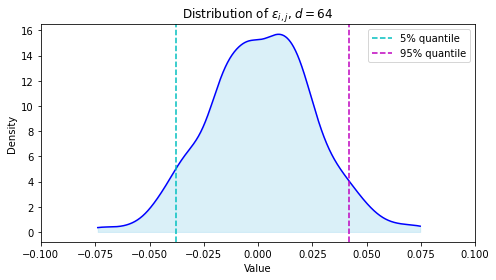
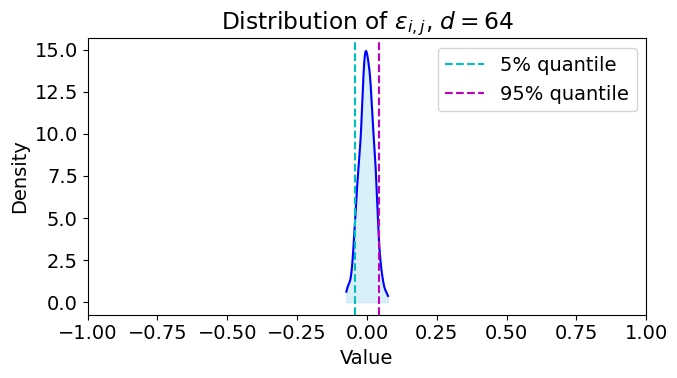
The change to this notebook cell's code, shown as a diff; its figure went from the first image to the second:
--- before
+++ after
@@ -1,4 +1,7 @@
 from scipy.stats import gaussian_kde
 
+
+# Set global font size
+plt.rcParams.update({'font.size': 14})
 
 # Get non-diagonal elements of covariance matrices
@@ -29,8 +32,9 @@
 plt.axvline(q95, color='m', linestyle='--', label='95% quantile')
 plt.title(r'Distribution of $\epsilon_{i, j}$, $d=64$')
-plt.xlim(-0.10, 0.10)
+plt.xlim(-1, 1)
 plt.xlabel('Value')
 plt.ylabel('Density')
 plt.legend()
 plt.tight_layout()
+plt.savefig('vector_rank_quality_tdist_64D.png', dpi=300)
 plt.show()

Commit: further ablations on vector rank quality